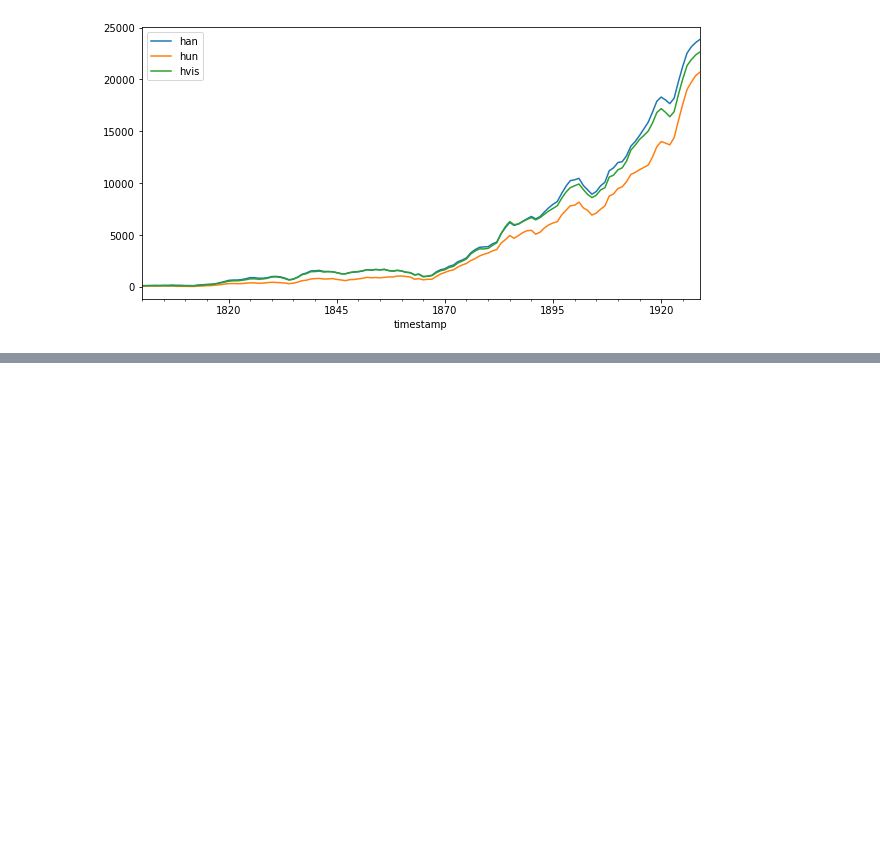
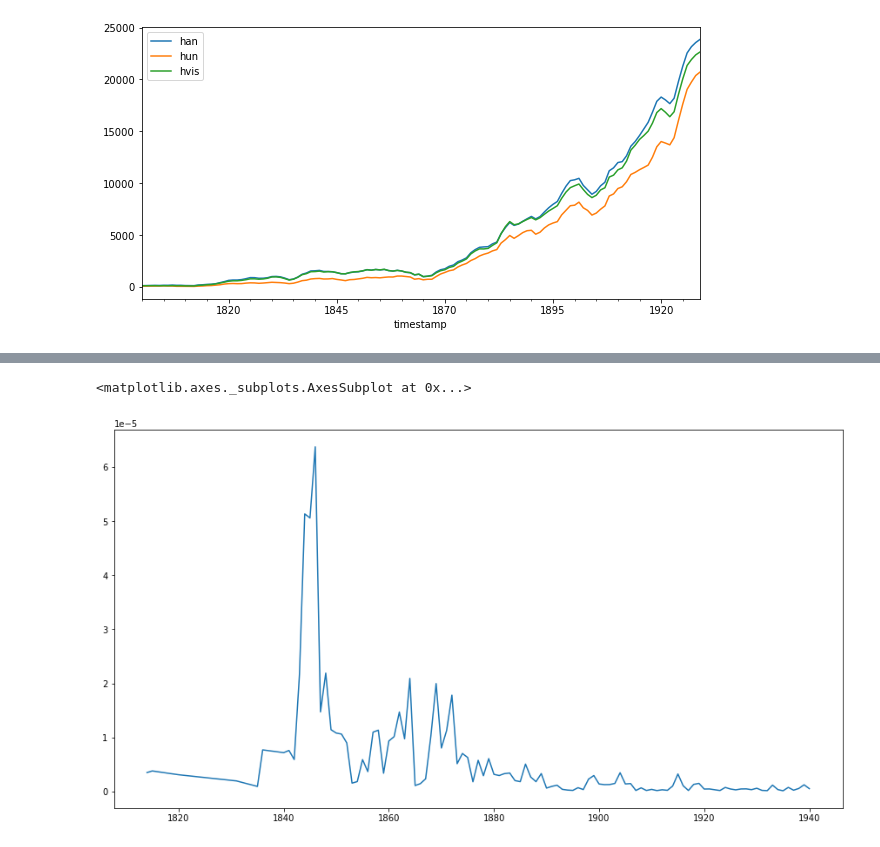
Before and after one commit to Yoonsen/aviser_trender, a Jupyter notebook: Ruths data.ipynb, the cells around one changed output, grey strips where cells are left out. Saved outputs shown, nothing was run; the diff lists cells and outputs as text; code cells hidden in the pictures; blank space fills up the shorter version.

```diff
--- a/Ruths data.ipynb
+++ b/Ruths data.ipynb
@@ -521,0 +618,2 @@ nb.bigram(first='han', second='sa', media = 'bok')
+# %%
+subset['ref'] = høyord.loc[1814:1920].ref
@@ -521,0 +625,2 @@ nb.bigram(first='han', second='sa', media = 'bok')
+# %%
+subset.index = subset.index.astype('int64')
@@ -521,0 +647,2 @@ nb.bigram(first='han', second='sa', media = 'bok')
+# %%
+subset.ref = høyord.ref
@@ -521,0 +665,7 @@ nb.bigram(first='han', second='sa', media = 'bok')
+# %%
+subsetrel = nb.frame({x:subset[x]/subset.ref for x in subset if x != 'ref'}).transpose().fillna(0)
+# %%
+subsetrel.sum(axis=1).plot(figsize=(15,8))
+# %% [output]
+<matplotlib.axes._subplots.AxesSubplot at 0x...>
+[figure, added]
```
Also changed, not shown: parts of 33 cells of this notebook, 21 other files.
